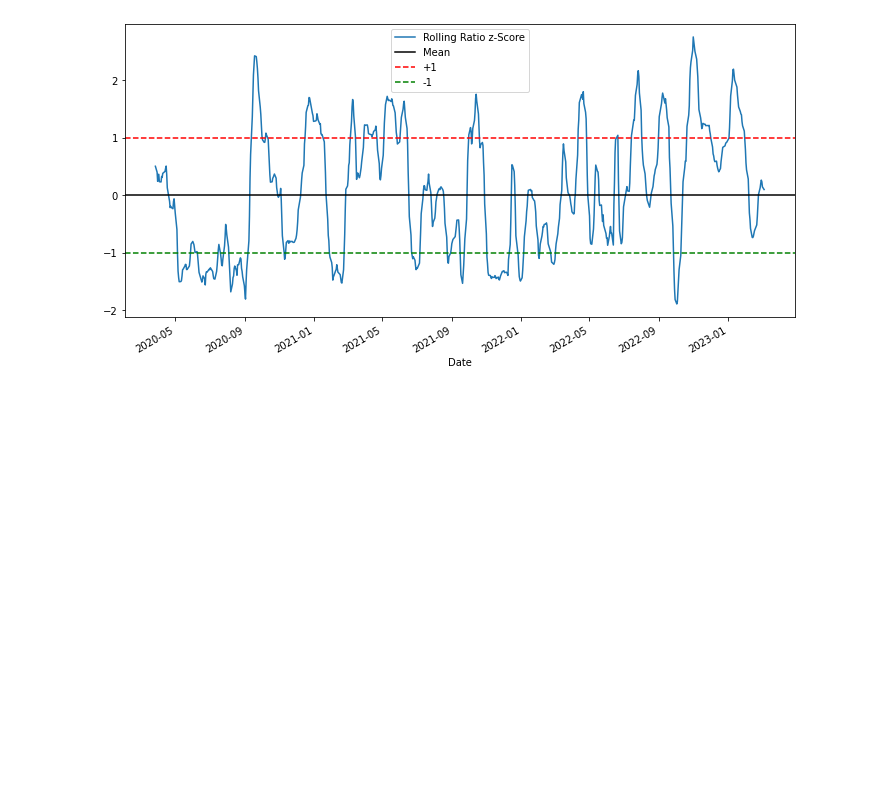
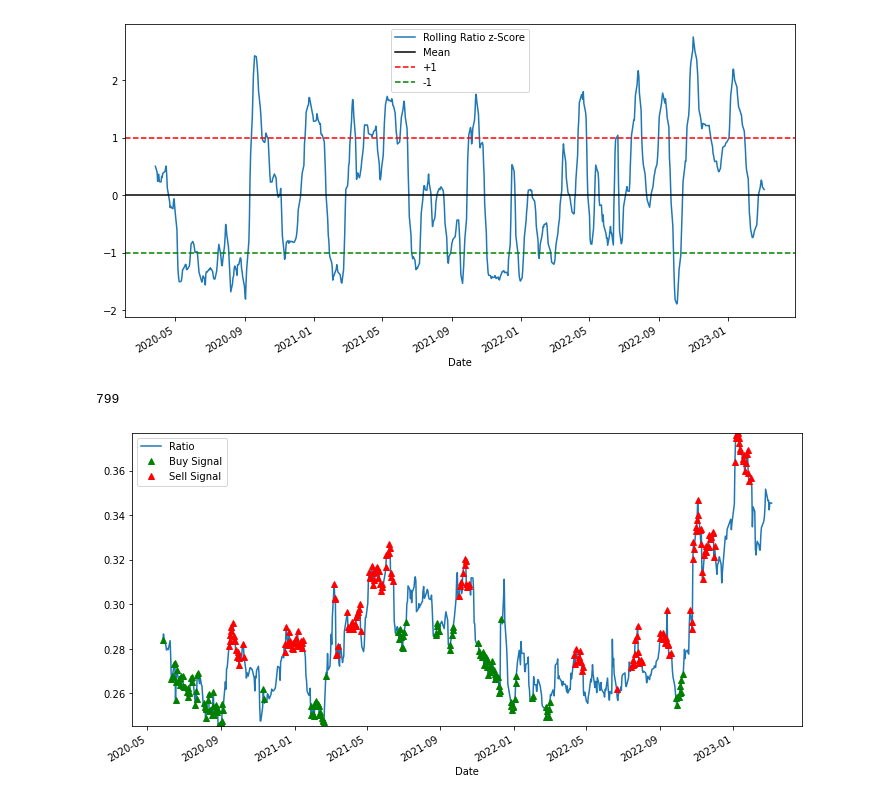
Before and after one commit to michaelmlnkv/Trading2, a Jupyter notebook: pairsTrading.ipynb, the cells around one changed output. Cells and saved outputs as stored; diff of their text form; code cells hidden in the pictures; blank space fills up the shorter version.

Commit message:
Buy and sell signals on ratio

```diff
--- a/pairsTrading.ipynb
+++ b/pairsTrading.ipynb
@@ -108,3 +108,24 @@ plt.legend(['Rolling Ratio z-Score', 'Mean', '+1', '-1'])
 plt.show()
 # %% [output]
 [figure]
+# %%
+len(train)
+# %% [output]
+799
+# %%
+plt.figure(figsize=(12,6))
+train[100:].plot()
+buy = train.copy()
+sell = train.copy()
+buy[z_5_60 > -1] = 0
+sell[z_5_60 < 1] = 0
+
+buy[100:].plot(color='g', linestyle='None', marker='^')
+sell[100:].plot(color='r', linestyle='None', marker='^')
+
+x1, x2, y1, y2 = plt.axis()
+plt.axis((x1, x2, ratios.min(), ratios.max()))
+plt.legend(['Ratio', 'Buy Signal', 'Sell Signal'])
+plt.show()
+# %% [output]
+[figure, added]
```
